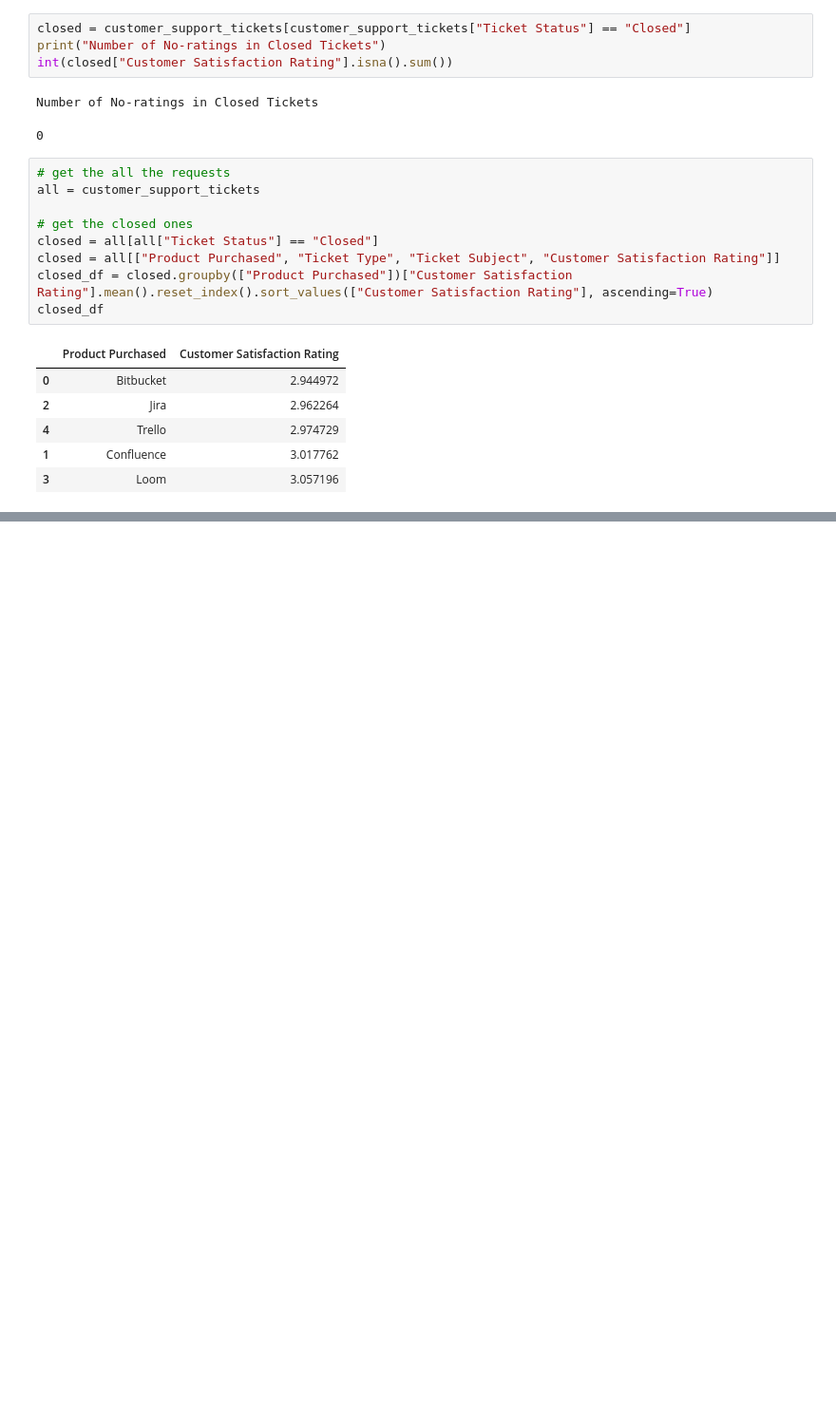
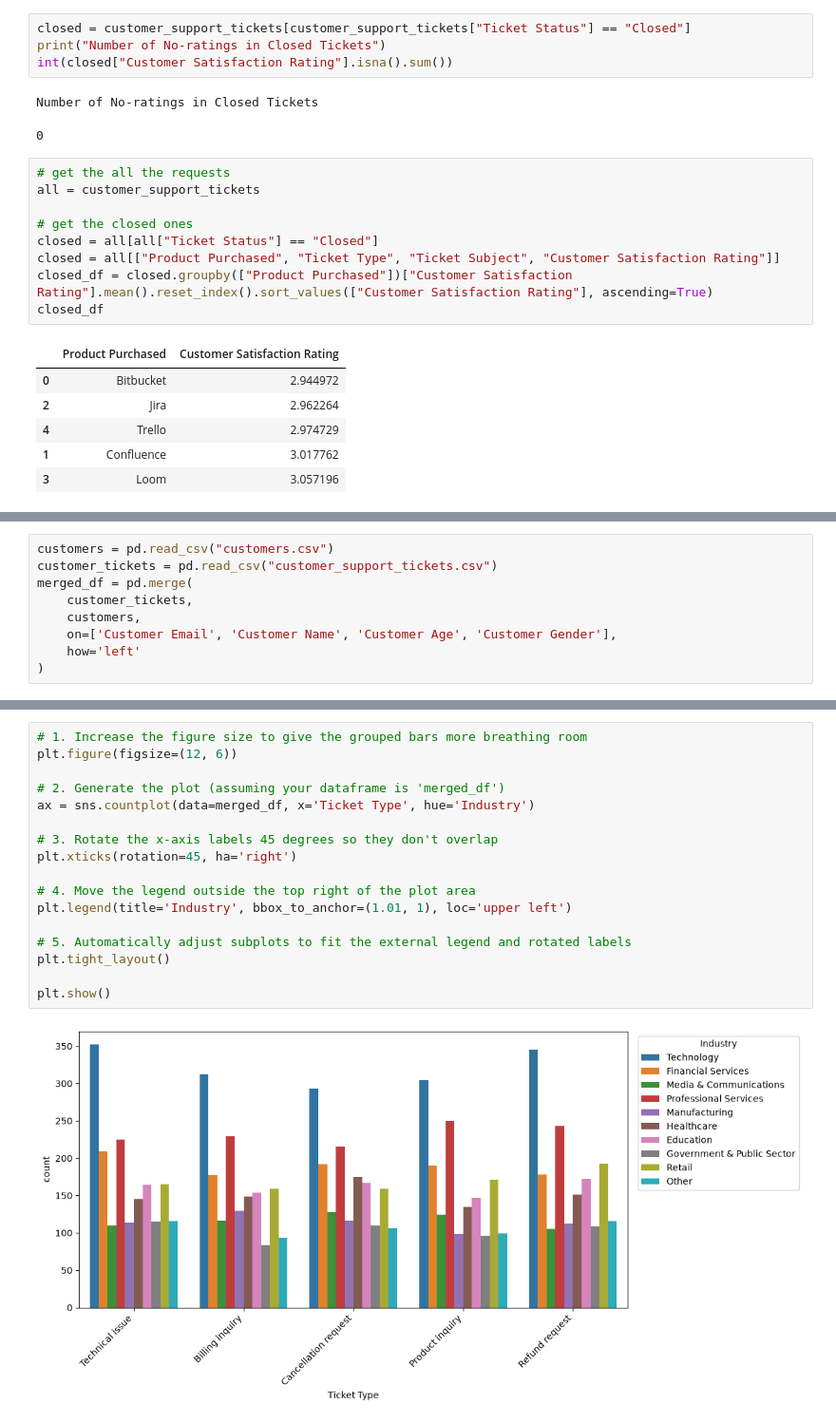
Before and after one commit to Rushik-Rsenal/AtlassianDatathon, a Jupyter notebook: eda.ipynb, the cells around one changed output, grey strips where cells are left out. Shown at 95% size. Cells and saved outputs as stored; diff of their text form; blank space fills up the shorter version.

```diff
--- a/eda.ipynb
+++ b/eda.ipynb
@@ -294,0 +397,9 @@ refund_requests.head()
+# %%
+customers = pd.read_csv("customers.csv")
+customer_tickets = pd.read_csv("customer_support_tickets.csv")
+merged_df = pd.merge(
+    customer_tickets,
+    customers,
+    on=['Customer Email', 'Customer Name', 'Customer Age', 'Customer Gender'],
+    how='left'
+)
@@ -294,0 +417,19 @@ refund_requests.head()
+# %%
+# 1. Increase the figure size to give the grouped bars more breathing room
+plt.figure(figsize=(12, 6))
+
+# 2. Generate the plot (assuming your dataframe is 'merged_df')
+ax = sns.countplot(data=merged_df, x='Ticket Type', hue='Industry')
+
+# 3. Rotate the x-axis labels 45 degrees so they don't overlap
+plt.xticks(rotation=45, ha='right')
+
+# 4. Move the legend outside the top right of the plot area
+plt.legend(title='Industry', bbox_to_anchor=(1.01, 1), loc='upper left')
+
+# 5. Automatically adjust subplots to fit the external legend and rotated labels
+plt.tight_layout()
+
+plt.show()
+# %% [output]
+[figure, added]
```
Also changed, not shown: parts of 11 cells of this notebook, 1 other file.
